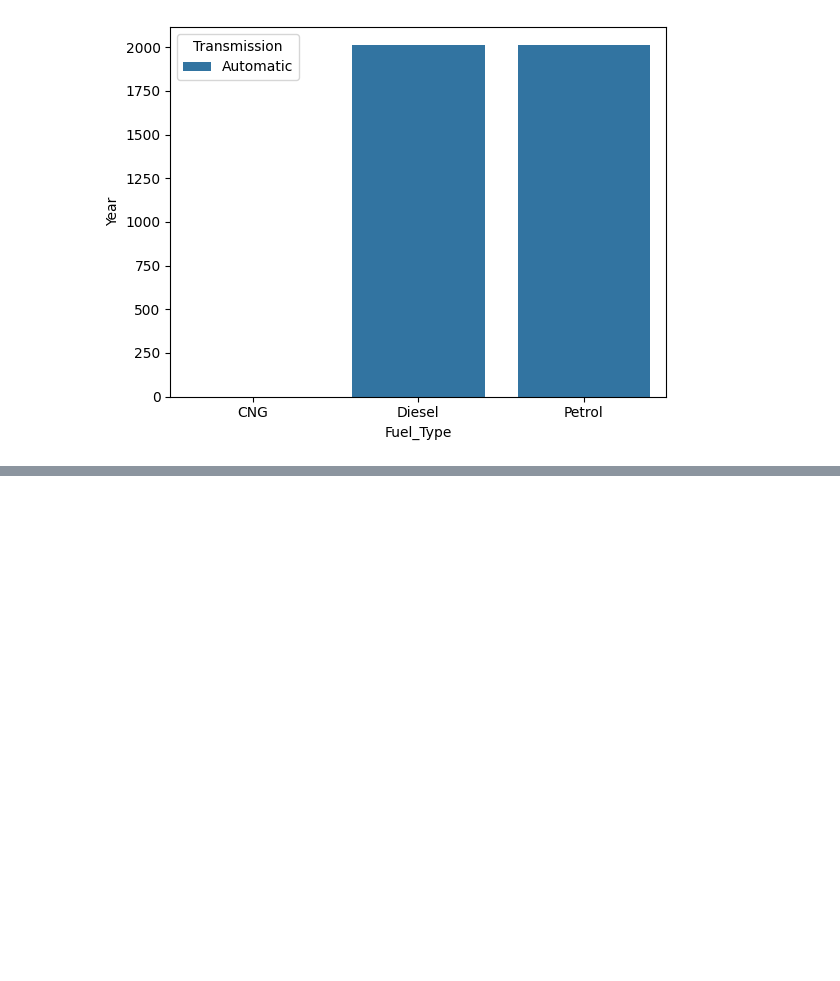
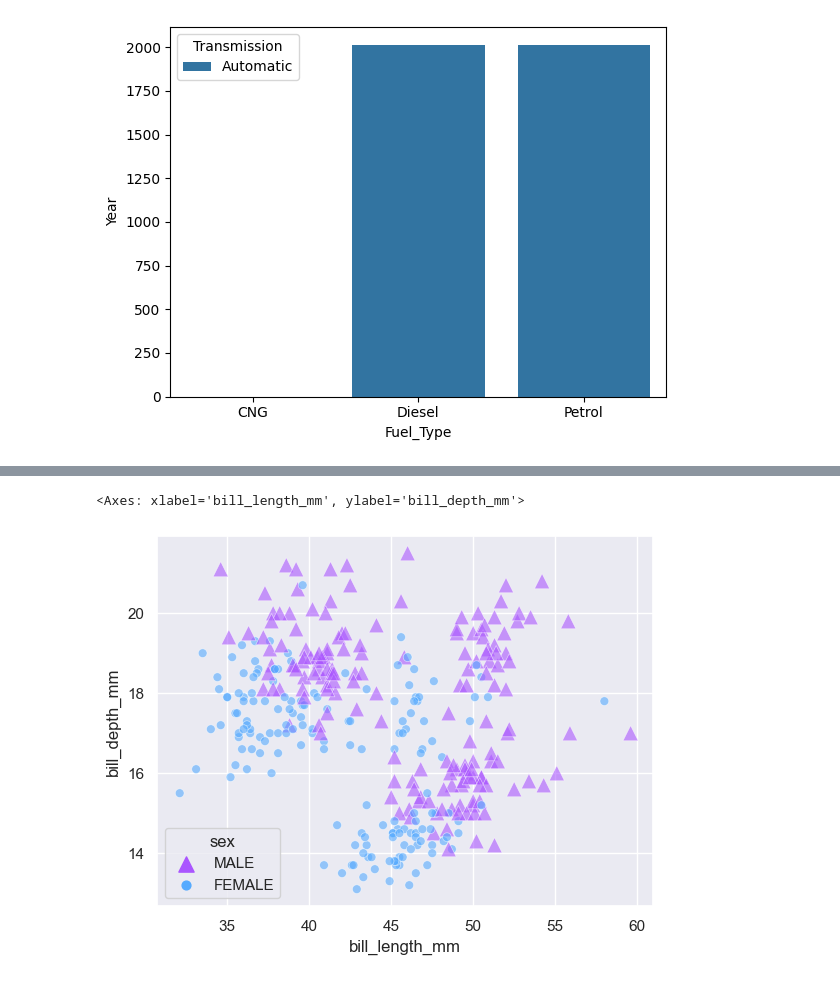
Before and after one commit to Nanda-Kiran-Royal/Learning_Seaborn, a Jupyter notebook: Seaborn.ipynb, the cells around one changed output, grey strips where cells are left out. Saved outputs shown, nothing was run; the diff lists cells and outputs as text; code cells hidden in the pictures; blank space fills up the shorter version.

Commit message:
Learnt how to plot scatter plot and use different parameters in the scatterplot function

```diff
--- a/Seaborn.ipynb
+++ b/Seaborn.ipynb
@@ -83,0 +86,3 @@ sns.barplot(x=data['Kms_Driven'],y = data.Year,hue=data.Transmission,n_boot=3,or
+# %%
+data = pd.read_csv('/Users/nanda/Downloads/new.csv')
+data
@@ -83,0 +112,6 @@ sns.barplot(x=data['Kms_Driven'],y = data.Year,hue=data.Transmission,n_boot=3,or
+# %%
+m = {'MALE':'^','FEMALE':'o'}
+sns.scatterplot(x='bill_length_mm',y='bill_depth_mm',data=data,hue = 'sex',style='sex',size='sex',sizes=(40,120),palette='cool_r',alpha = 0.59,markers=m)
+# %% [output]
+<Axes: xlabel='bill_length_mm', ylabel='bill_depth_mm'>
+[figure, added]
```
Also changed, not shown: parts of 5 cells of this notebook.
